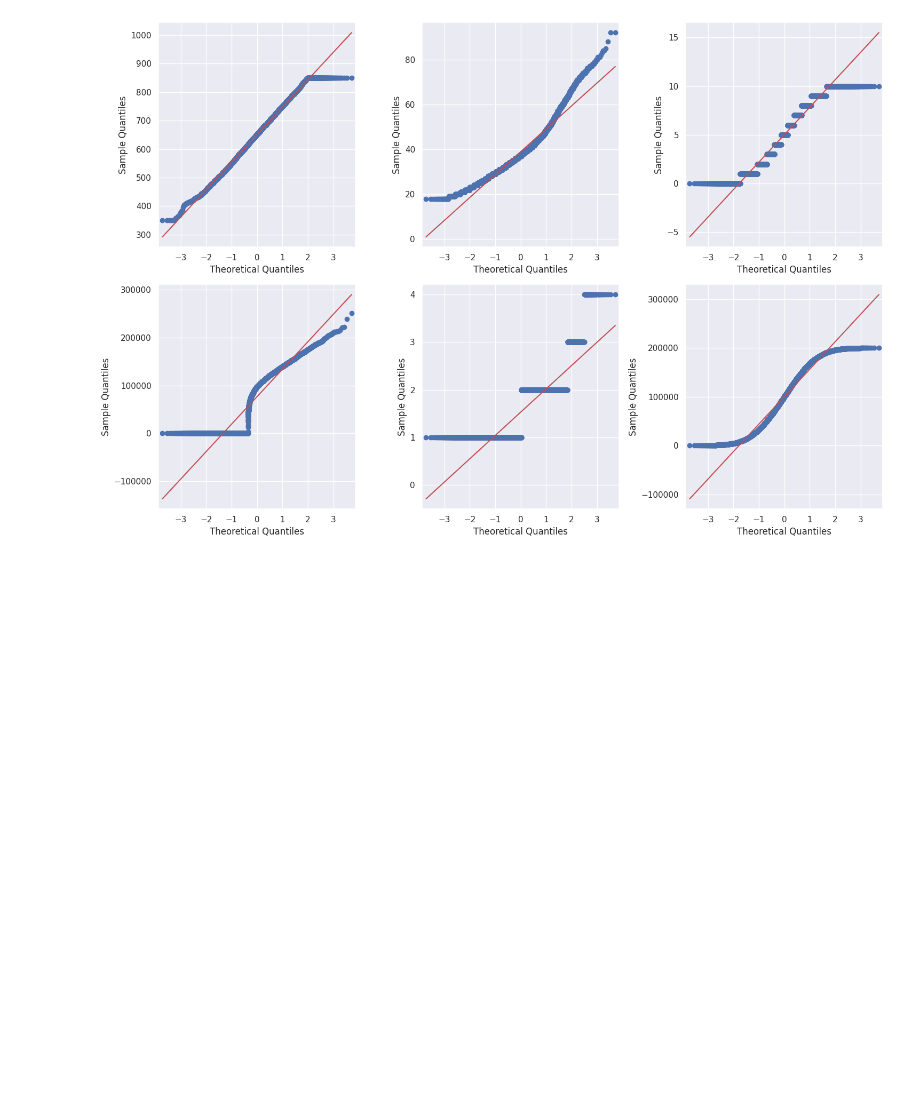
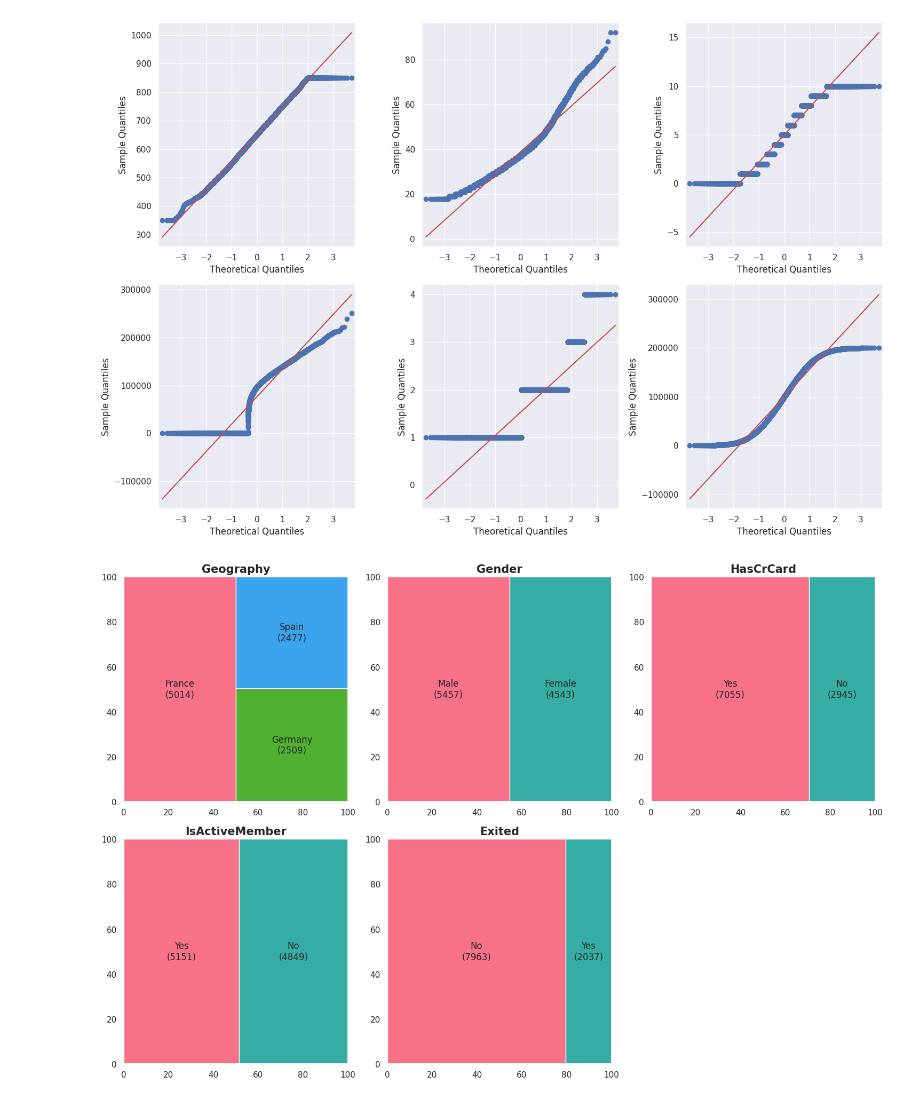
Before and after one commit to hyugai/ML-Classification-CustomerChurn_EuropeanBasedBank, a Jupyter notebook: jupyter/init.ipynb, the cells around one changed output. Drawn from its saved outputs; the diff is of its cells as text; code cells hidden in the pictures; blank space fills up the shorter version.

```diff
--- a/jupyter/init.ipynb
+++ b/jupyter/init.ipynb
@@ -58,6 +58,17 @@ def plot_boxen(ax, name: str):
 # qq
 def plot_qq(ax, name: str):
     g = sm.qqplot(df_cleaned[name], line='r', ax=ax)
+
+# tree map
+def plot_treemap(ax, name: str):
+    data_to_plot = df_cleaned[name].value_counts()
+    labels, sizes = data_to_plot.index.to_numpy(), data_to_plot.values
+    labels = [f'{label}\n({size})' for label, size in zip(labels, sizes)]
+
+    g = squarify.plot(sizes, label=labels, color=sns.husl_palette(n_colors=len(labels)),
+                      ax=ax)
+    g.set_title(name,
+                fontdict=dict(size=15, weight='bold'))
 # %% [markdown]
 # 1. Data Wrangling
 # %% [markdown]
@@ -224,3 +235,24 @@ plt.show()
 [figure]
 [figure]
 [figure]
+# %%
+# summarize statistics
+fig, axes = plt.subplots(2, 3, sharex=False, sharey=False,
+                         figsize=(15, 10))
+names = cat_cols.copy()
+names.append('0')
+names = np.array(names).reshape(2, 3)
+
+for i in range(2):
+    for j in range(3):
+        if names[i, j] != '0':
+            plot_treemap(axes[i, j], names[i, j])
+        else:
+            axes[i, j].set_visible(False)
+
+fig.savefig('../resource/jupyter/image/eda_treemap.png')
+
+plt.tight_layout()
+plt.show()
+# %% [output]
+[figure, added]
```
Also changed, not shown: 1 other file.
